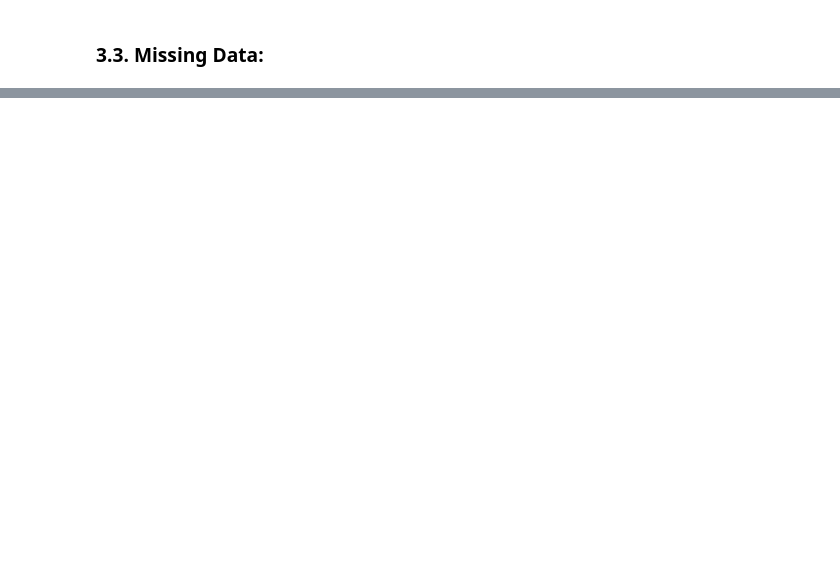
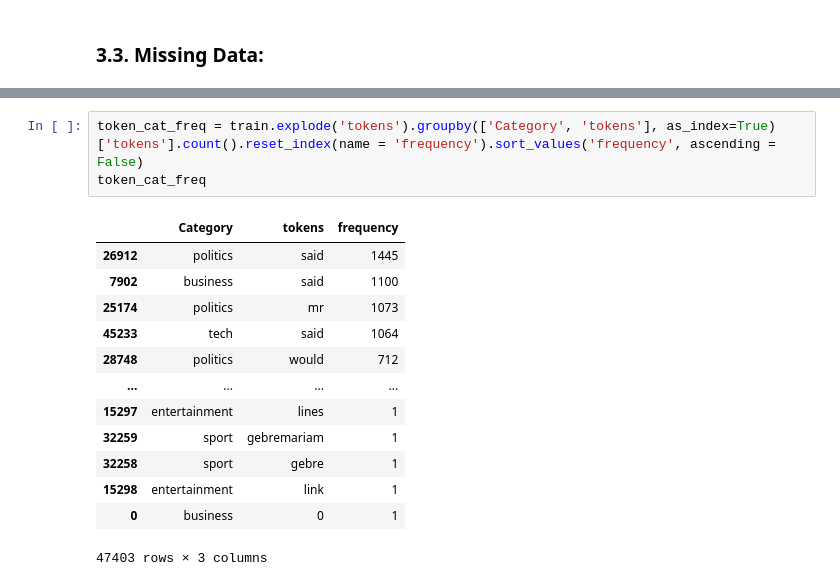
Before and after one commit to chill0121/News_Article_Matrix_Factorization, a Jupyter notebook: BBC_News_Classification.ipynb, the cells around one changed output, grey strips where cells are left out. Saved outputs shown, nothing was run; the diff lists cells and outputs as text; blank space fills up the shorter version.

```diff
--- a/BBC_News_Classification.ipynb
+++ b/BBC_News_Classification.ipynb
@@ -261,0 +342,17 @@ print(train.tokens[25])
+# %%
+token_cat_freq = train.explode('tokens').groupby(['Category', 'tokens'], as_index=True)['tokens'].count().reset_index(name = 'frequency').sort_values('frequency', ascending = False)
+token_cat_freq
+# %% [output]
+|  | Category | tokens | frequency |
+| 26912 | politics | said | 1445 |
+| 7902 | business | said | 1100 |
+| 25174 | politics | mr | 1073 |
+| 45233 | tech | said | 1064 |
+| 28748 | politics | would | 712 |
+| ... | ... | ... | ... |
+| 15297 | entertainment | lines | 1 |
+| 32259 | sport | gebremariam | 1 |
+| 32258 | sport | gebre | 1 |
+| 15298 | entertainment | link | 1 |
+| 0 | business | 0 | 1 |
+47403 rows × 3 columns
```
Also changed, not shown: parts of 14 cells of this notebook.
